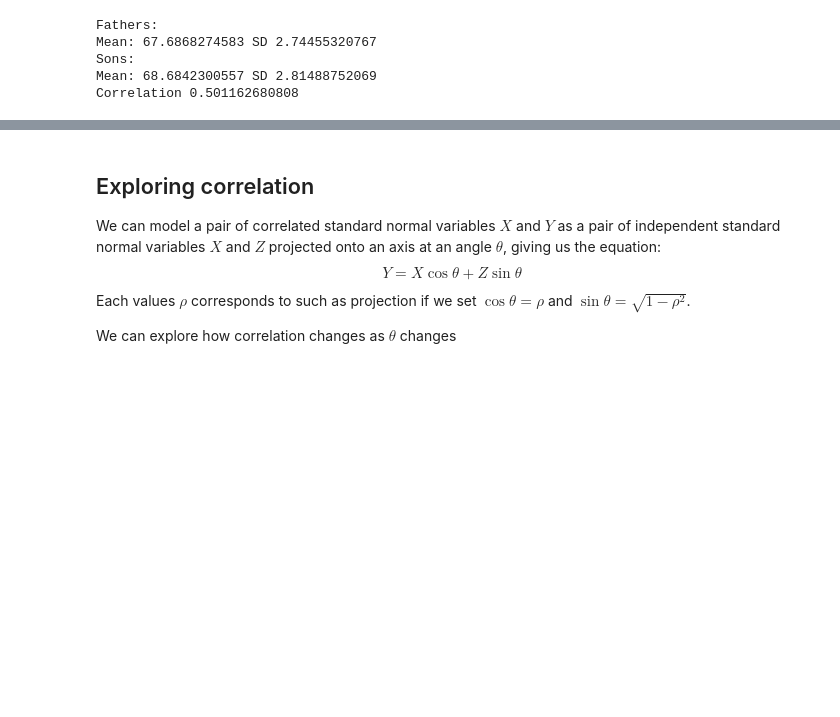
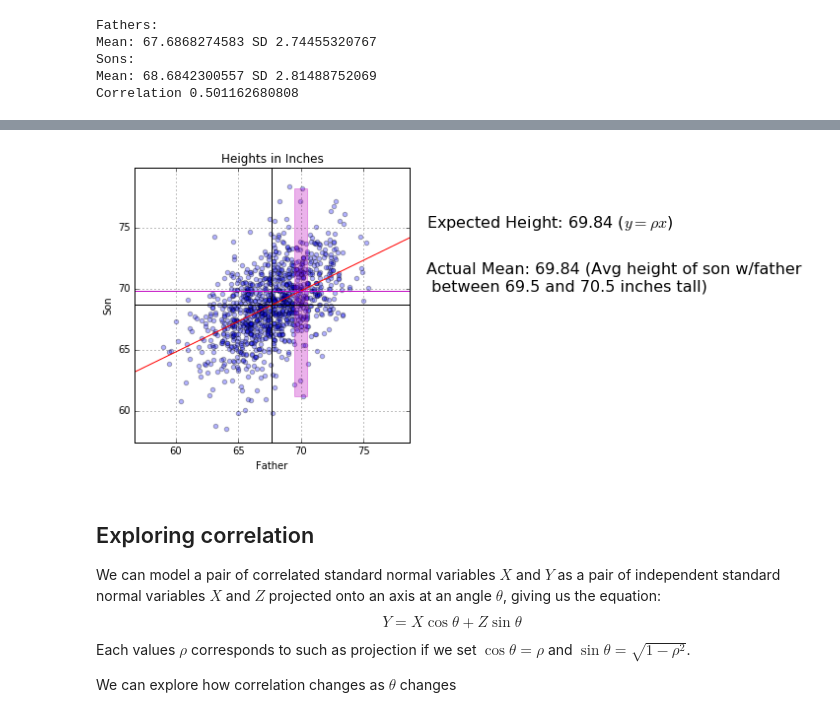
Before and after one commit to andrewzhang1/Stat-140, a Jupyter notebook: correlation/Bivariate Normal.ipynb, the cells around one changed output, grey strips where cells are left out. Saved outputs shown, nothing was run; the diff lists cells and outputs as text; code cells hidden in the pictures; blank space fills up the shorter version.

Commit message:
improved ui for error handling and added more plots

```diff
--- a/correlation/Bivariate Normal.ipynb
+++ b/correlation/Bivariate Normal.ipynb
@@ -87,3 +134,63 @@ plt.axvline(x=0, color='k')
+# %%
+import ipywidgets as widgets
+from IPython.display import display
+import matplotlib.patches as patches
+zoom = 4
+father_height = widgets.Text(description='Height of father:', value='70')
+margin_slider = widgets.FloatSlider(value=0.5, min=0.1,max=5,step=0.1,description='Margin')
+
+@interact(fh = father_height, margin = margin_slider)
+def plot(fh, margin):
+
+    height = float(fh)
+
+
+    subset = father_son.where(father_son["Father"] < height + margin)
+    subset = subset.where(subset["Father"] > height - margin)
+    son_min = np.min(subset["Son"])
+    son_max = np.max(subset["Son"])
+
+    t = np.arange(55, 80, 0.5)
+
+    fig = plt.figure(figsize=(5, 5))
+
+    sub1 = fig.add_subplot(111)
+    sub1.scatter(father_son["Father"], father_son["Son"], alpha = 0.3)
+
+    sub1.add_patch(
+        patches.Rectangle(
+                (height - margin, son_min),   # (x,y)
+                margin*2,          # width
+                son_max - son_min,          # height
+                alpha=0.3,
+                color="m"
+        )
+    )
+
+    actual_mean = np.mean(subset["Son"])
+    plt.plot(t, rho[0][1]*(t-father_mean) + son_mean, color="red")
+    plt.axhline(y=actual_mean, color='m')
+
+    sub1.set_xlim([father_mean-zoom*father_sd,father_mean+zoom*father_sd])
+    sub1.set_ylim([son_mean-zoom*son_sd,son_mean+zoom*son_sd])
+
+
+    plt.text(80, 75, r"Expected Height: %s ($y=\rho x$)"
+             % (round(rho[0][1]*(height-father_mean) + son_mean, 2)),
+             fontdict= {'size': 16})
+    #r"$\displaystyle\sum_{n=1}^\infty\frac{-e^{i\pi}}{2^n}$!"
+    #plt.text(80, 75, "Expected Height: %s" % (round(rho[0][1]*(height-father_mean) + son_mean, 2)))
+    plt.text(80, actual_mean, "Actual Mean: %s (Avg height of son w/father\n between %s and %s inches tall)"
+             %(round(actual_mean, 2), round(height - margin, 2), round(height + margin, 2)),
+            fontdict= {'size': 16})
+    plt.axhline(y=son_mean, color='k')
+    plt.axvline(x=father_mean, color='k')
+    plt.ylabel("Son")
+    plt.xlabel("Father")
+    plt.title("Heights in Inches")
+    plt.grid(True, which='both')
+# %% [output]
+[figure, added]
 # %% [markdown]
 ## Exploring correlation
 We can model a pair of correlated standard normal variables $ X $ and $ Y $ as a pair of independent standard normal variables $X$ and $Z$ projected onto an axis at an angle $\theta$, giving us the equation:
```
Also changed, not shown: parts of 10 cells of this notebook, 1 other file.
